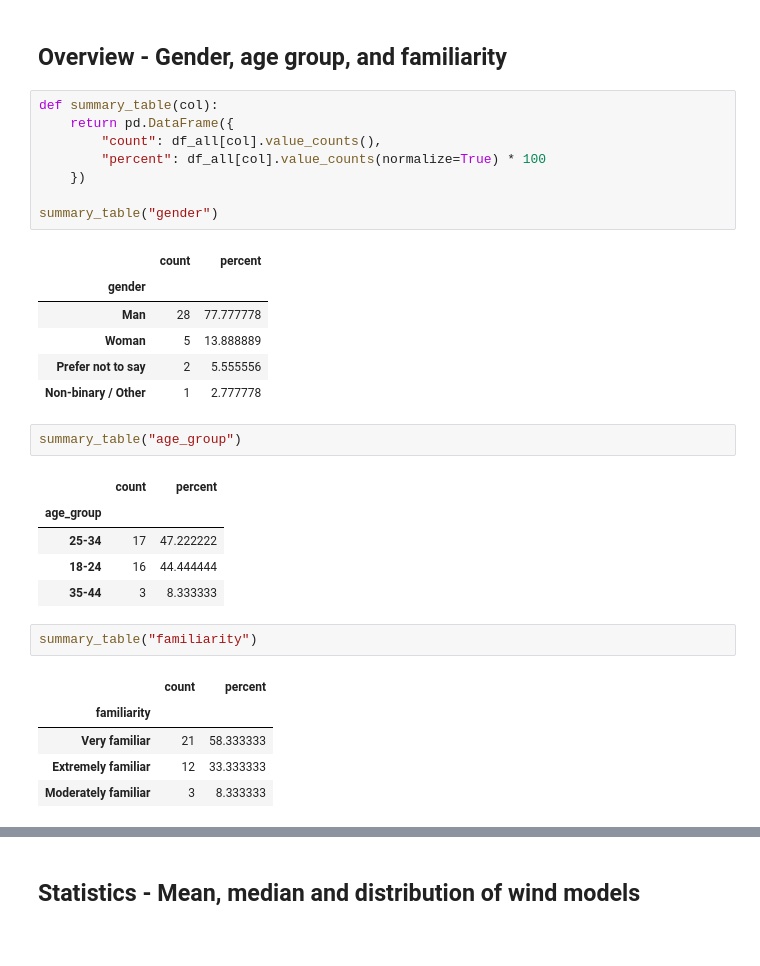
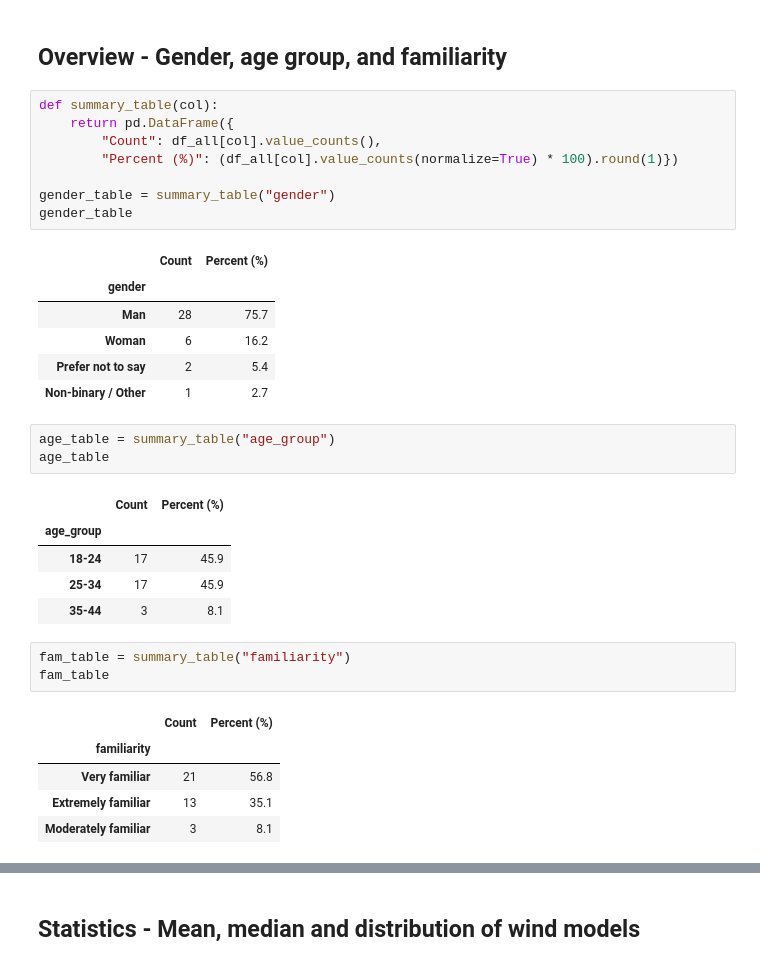
Before and after one commit to fhagerstrom/tree-motion-analysis, a Jupyter notebook: DV1583_fahg19_userStudyAnalysis.ipynb, the cells around one changed output, grey strips where cells are left out. Saved outputs shown, nothing was run; the diff lists cells and outputs as text.

Commit message:
Updated participant data. Added tables
Updated participant data, since one was missing. Created more tables for viewing conditions and saveable tables for mean, median and demographics.

```diff
--- a/DV1583_fahg19_userStudyAnalysis.ipynb
+++ b/DV1583_fahg19_userStudyAnalysis.ipynb
@@ -148,31 +153,33 @@ df_long = df_long.merge(mapping, on=["form_id", "clip_num"], how="left")
 # %%
 def summary_table(col):
     return pd.DataFrame({
-        "count": df_all[col].value_counts(),
-        "percent": df_all[col].value_counts(normalize=True) * 100
-    })
+        "Count": df_all[col].value_counts(),
+        "Percent (%)": (df_all[col].value_counts(normalize=True) * 100).round(1)})
 
-summary_table("gender")
+gender_table = summary_table("gender")
+gender_table
 # %% [output]
-|  | count | percent |
+|  | Count | Percent (%) |
 | gender |  |  |
-| Man | 28 | 77.777778 |
-| Woman | 5 | 13.888889 |
-| Prefer not to say | 2 | 5.555556 |
-| Non-binary / Other | 1 | 2.777778 |
+| Man | 28 | 75.7 |
+| Woman | 6 | 16.2 |
+| Prefer not to say | 2 | 5.4 |
+| Non-binary / Other | 1 | 2.7 |
 # %%
-summary_table("age_group")
+age_table = summary_table("age_group")
+age_table
 # %% [output]
-|  | count | percent |
+|  | Count | Percent (%) |
 | age_group |  |  |
-| 25-34 | 17 | 47.222222 |
-| 18-24 | 16 | 44.444444 |
-| 35-44 | 3 | 8.333333 |
+| 18-24 | 17 | 45.9 |
+| 25-34 | 17 | 45.9 |
+| 35-44 | 3 | 8.1 |
 # %%
-summary_table("familiarity")
+fam_table = summary_table("familiarity")
+fam_table
 # %% [output]
-|  | count | percent |
+|  | Count | Percent (%) |
 | familiarity |  |  |
-| Very familiar | 21 | 58.333333 |
-| Extremely familiar | 12 | 33.333333 |
-| Moderately familiar | 3 | 8.333333 |
+| Very familiar | 21 | 56.8 |
+| Extremely familiar | 13 | 35.1 |
+| Moderately familiar | 3 | 8.1 |
```
Also changed, not shown: parts of 15 cells of this notebook, 14 other files.
